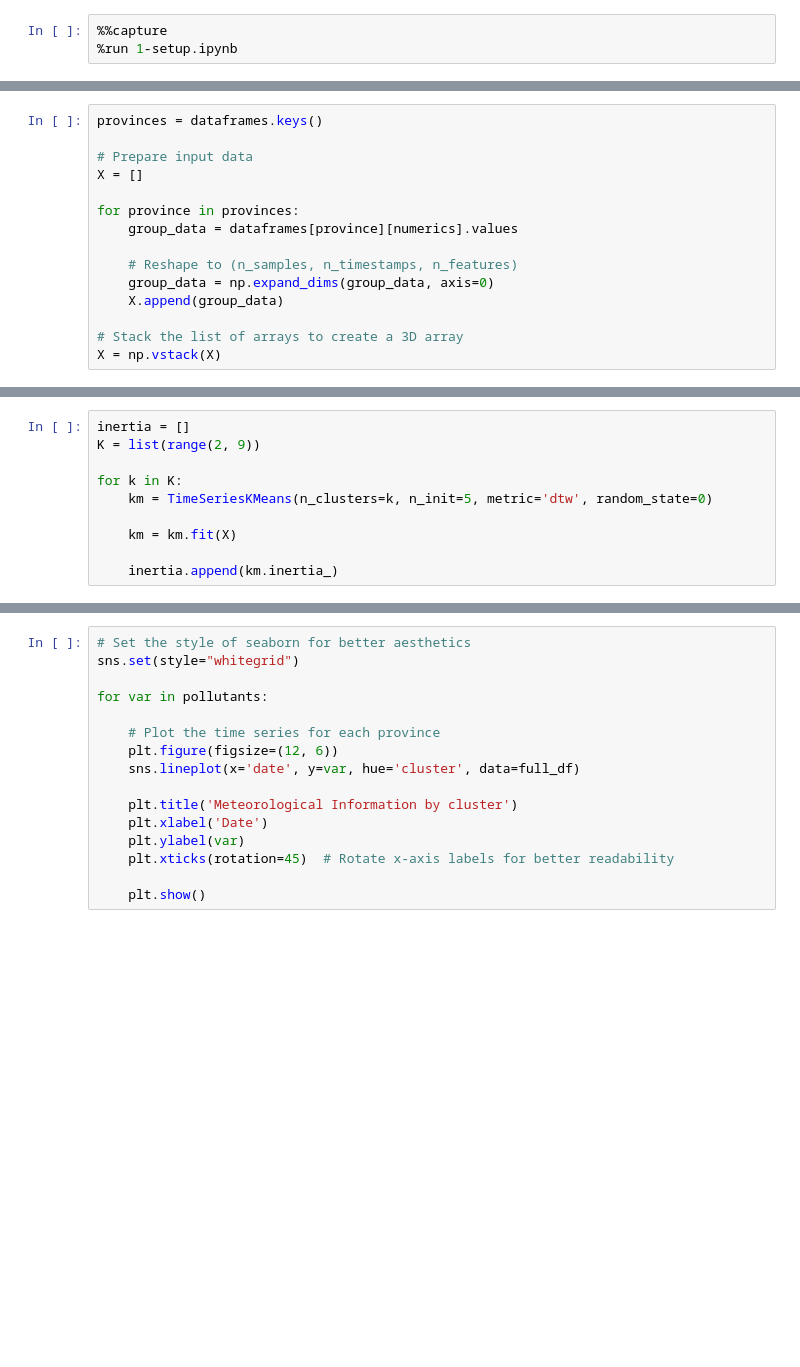
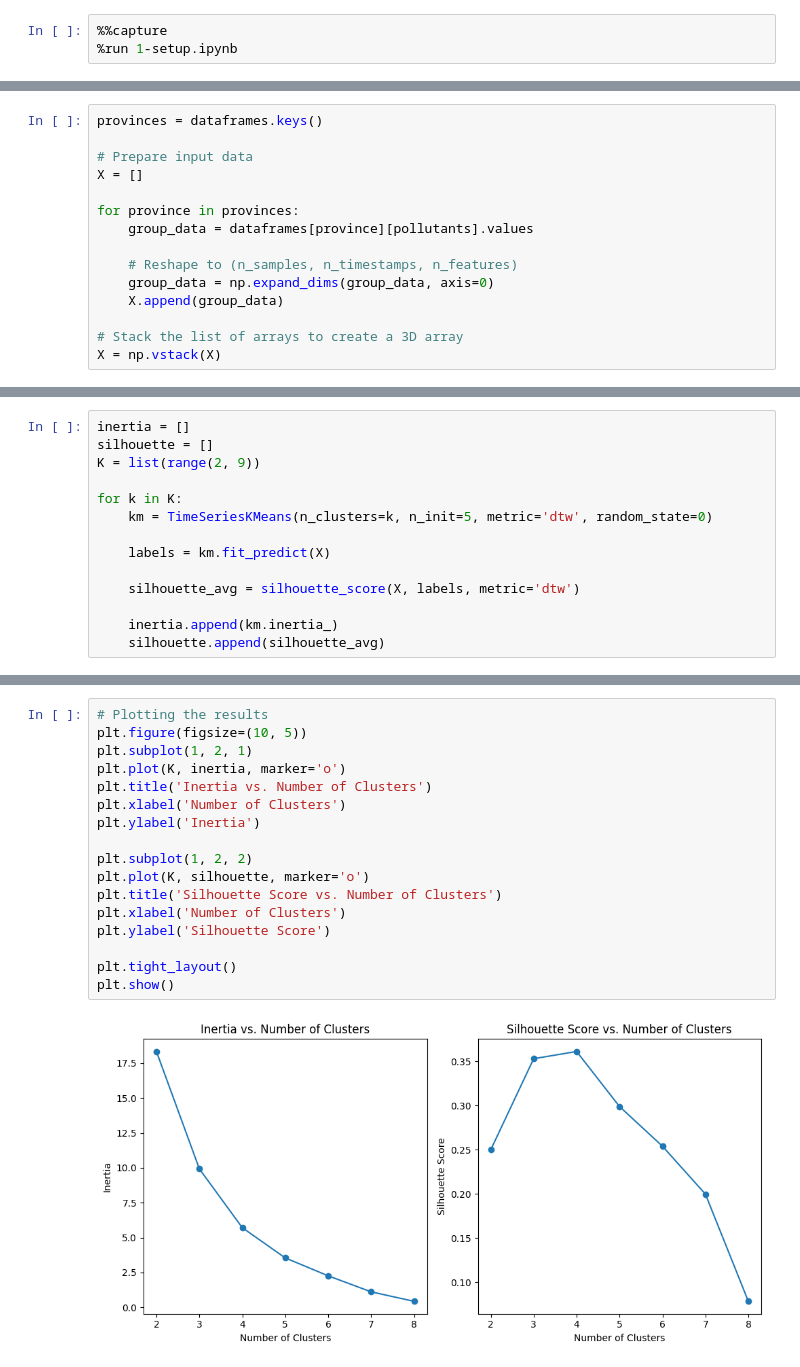
Before and after one commit to AndreFerrero/time-series-clustering, a Jupyter notebook: scripts/3-tskmeans.ipynb, the cells around one changed output, grey strips where cells are left out. Saved outputs shown, nothing was run; the diff lists cells and outputs as text; blank space fills up the shorter version.

Commit message:
implemented silhouette scoring

```diff
--- a/scripts/3-tskmeans.ipynb
+++ b/scripts/3-tskmeans.ipynb
@@ -20,7 +41,7 @@ provinces = dataframes.keys()
 X = []
 
 for province in provinces:
-    group_data = dataframes[province][numerics].values
+    group_data = dataframes[province][pollutants].values
 
     # Reshape to (n_samples, n_timestamps, n_features)
     group_data = np.expand_dims(group_data, axis=0)
@@ -36,10 +79,14 @@ Each time we'll save the total inertia, which is a measure of goodness of fit fo
 # %%
 inertia = []
+silhouette = []
 K = list(range(2, 9))
 
 for k in K:
     km = TimeSeriesKMeans(n_clusters=k, n_init=5, metric='dtw', random_state=0)
 
-    km = km.fit(X)
+    labels = km.fit_predict(X)
+
+    silhouette_avg = silhouette_score(X, labels, metric='dtw')
 
     inertia.append(km.inertia_)
+    silhouette.append(silhouette_avg)
@@ -72,16 +93,19 @@ full_df
-# %%
-# Set the style of seaborn for better aesthetics
-sns.set(style="whitegrid")
-
-for var in pollutants:
-
-    # Plot the time series for each province
-    plt.figure(figsize=(12, 6))
-    sns.lineplot(x='date', y=var, hue='cluster', data=full_df)
-
-    plt.title('Meteorological Information by cluster')
-    plt.xlabel('Date')
-    plt.ylabel(var)
-    plt.xticks(rotation=45)  # Rotate x-axis labels for better readability
-
-    plt.show()
+# %%
+# Plotting the results
+plt.figure(figsize=(10, 5))
+plt.subplot(1, 2, 1)
+plt.plot(K, inertia, marker='o')
+plt.title('Inertia vs. Number of Clusters')
+plt.xlabel('Number of Clusters')
+plt.ylabel('Inertia')
+
+plt.subplot(1, 2, 2)
+plt.plot(K, silhouette, marker='o')
+plt.title('Silhouette Score vs. Number of Clusters')
+plt.xlabel('Number of Clusters')
+plt.ylabel('Silhouette Score')
+
+plt.tight_layout()
+plt.show()
+# %% [output]
+[figure, added]
```
Also changed, not shown: parts of 16 cells of this notebook, 3 other files.
